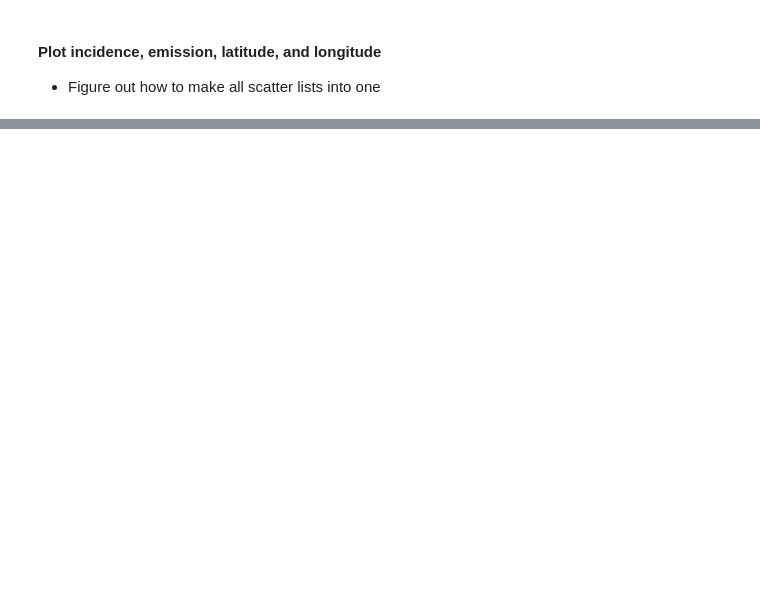
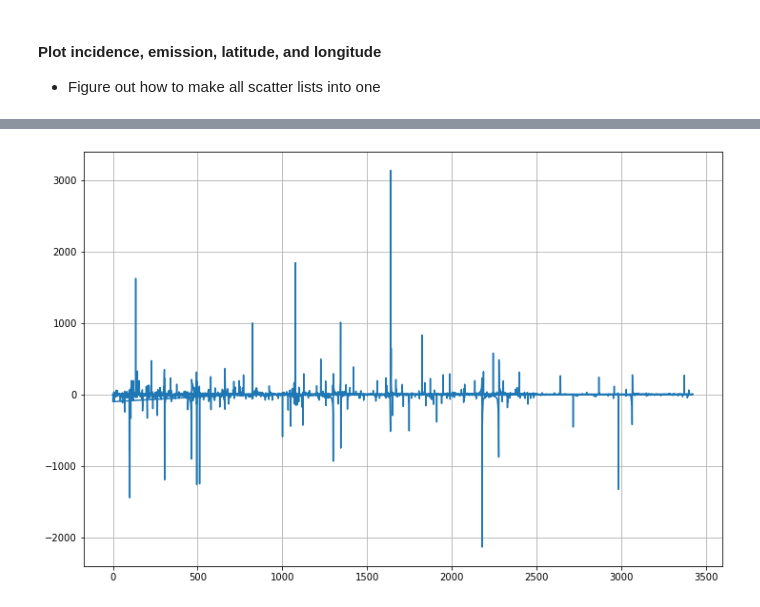
Before and after one commit to lucaslibshutz/spectralResearch, a Jupyter notebook: i_e_plots.ipynb, the cells around one changed output, grey strips where cells are left out. Cells and saved outputs as stored; diff of their text form; code cells hidden in the pictures; blank space fills up the shorter version.

```diff
--- a/i_e_plots.ipynb
+++ b/i_e_plots.ipynb
@@ -119,0 +109,8 @@ ax.plot(scatt)
+# %%
+%matplotlib inline
+plt.figure(facecolor='white',figsize=(12,8))
+plt.plot(airmass)
+plt.grid()
+plt.show()
+# %% [output]
+[figure, added]
```
Also changed, not shown: parts of 5 cells of this notebook, 1 other file.
